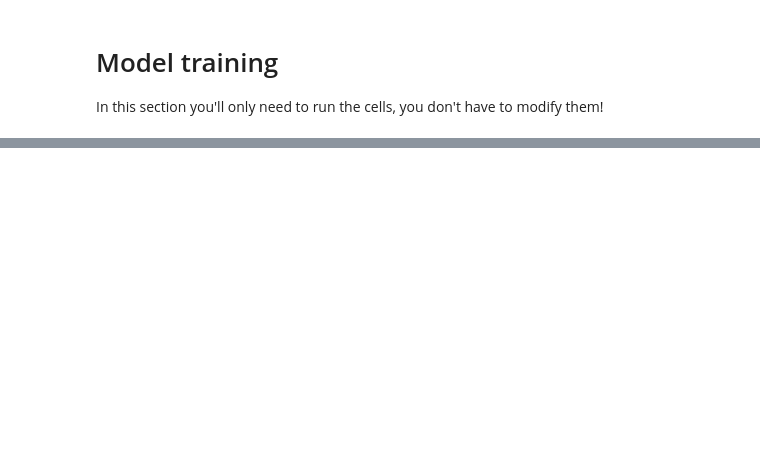
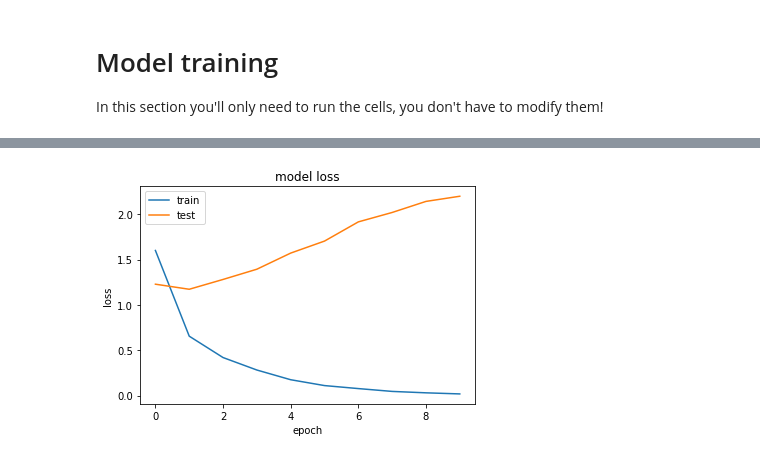
Before and after one commit to antonpetkoff/learning, a Jupyter notebook: text-mining/TM_lab08_MLP_Reg.ipynb, the cells around one changed output, grey strips where cells are left out. Saved outputs shown, nothing was run; the diff lists cells and outputs as text; code cells hidden in the pictures; blank space fills up the shorter version.

Commit message:
Lay down the train and evaluation pipeline

```diff
--- a/text-mining/TM_lab08_MLP_Reg.ipynb
+++ b/text-mining/TM_lab08_MLP_Reg.ipynb
@@ -268,0 +225,34 @@ plot_history(ax2, history, 'acc')
+# %%
+full_history = {
+    'loss': [[], []],
+    'acc': [[], []]
+}
+
+# Training cycle
+for epoch in range(hparams.max_epochs):
+    history = model.fit(
+        x=x_train,
+        y=y_train,
+        batch_size=hparams.batch_size,
+        epochs=1,
+        shuffle=True
+    )
+
+    train_loss = history.history['loss'][0]
+    train_acc = history.history['acc'][0]
+
+    test_loss, test_acc = model.evaluate(
+        x=x_test,
+        y=y_test,
+        batch_size=hparams.batch_size
+    )
+
+    full_history['loss'][0].append(train_loss)
+    full_history['loss'][1].append(test_loss)
+
+    full_history['acc'][0].append(train_acc)
+    full_history['acc'][1].append(test_acc)
+
+    # TODO: For early stopping it is better to evalaute loss and acc per step!
+
+print("Optimization Finished!")
@@ -268,0 +277,13 @@ plot_history(ax2, history, 'acc')
+# %%
+def visualize_history(history, key='loss'):
+    plt.plot(history[key][0])
+    plt.plot(history[key][1])
+    plt.title('model {}'.format(key))
+    plt.ylabel(key)
+    plt.xlabel('epoch')
+    plt.legend(['train', 'test'], loc='upper left')
+    return plt
+# %%
+visualize_history(full_history, key='loss').show()
+# %% [output]
+[figure, added]
```
Also changed, not shown: parts of 10 cells of this notebook.
